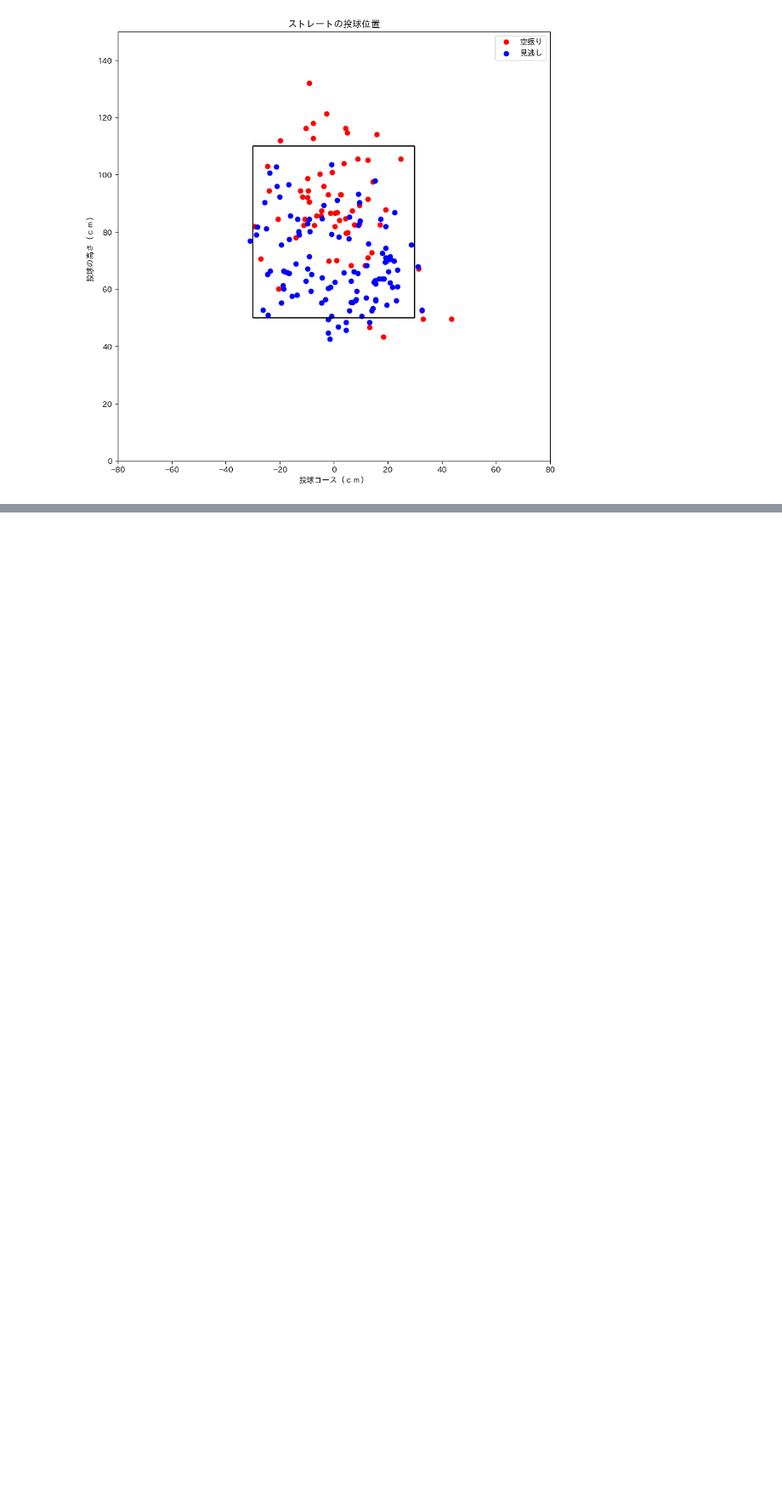
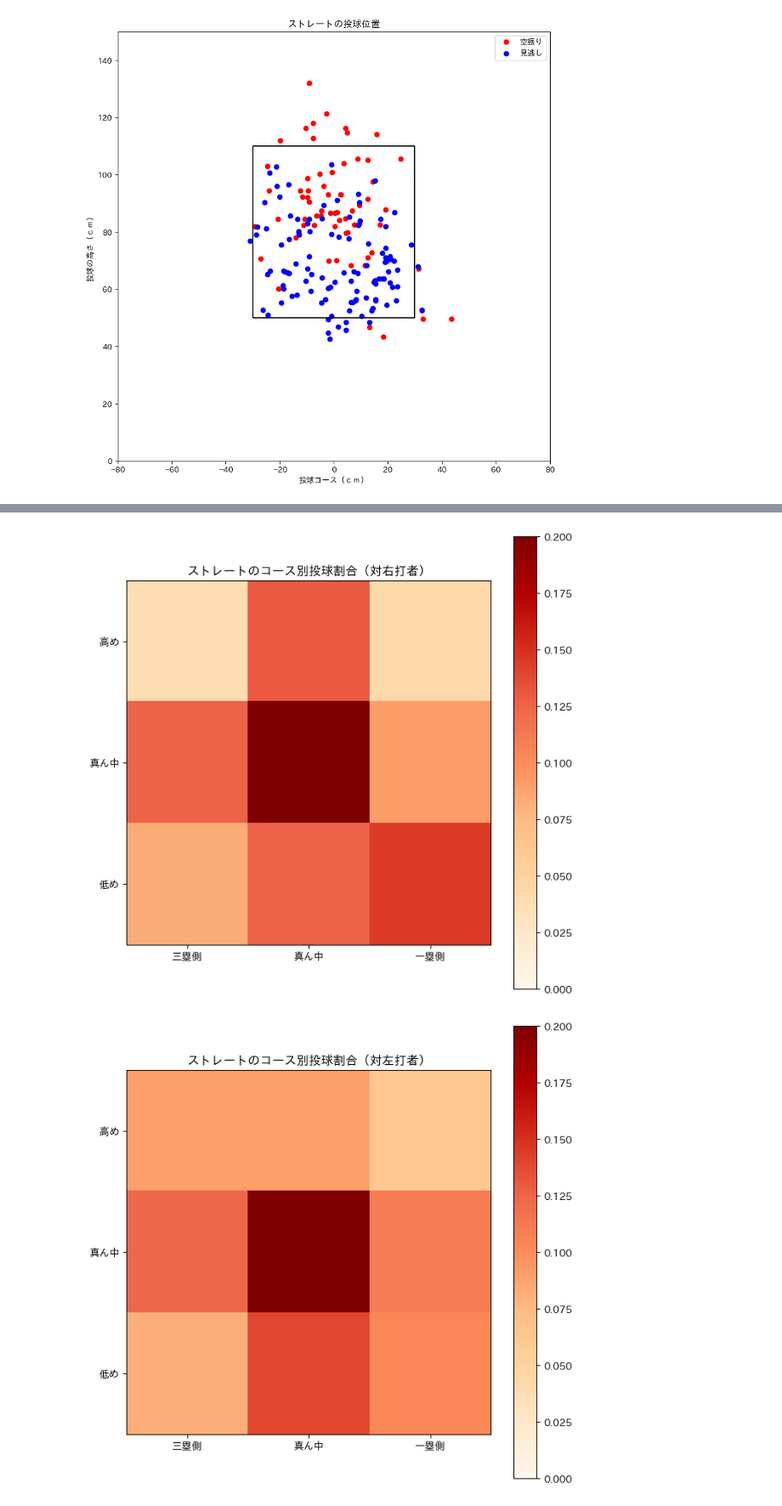
Before and after one commit to hitomitsu50/SportsData_Portfolio, a Jupyter notebook: 野球データ.ipynb, the cells around one changed output, grey strips where cells are left out. Shown: that part at 85% size. Cells and saved outputs as stored; diff of their text form; code cells hidden in the pictures; blank space fills up the shorter version.

```diff
--- a/野球データ.ipynb
+++ b/野球データ.ipynb
@@ -242,0 +375,10 @@ plt.show()
+# %%
+#ストレートのデータを対右打者と対左打者に分ける
+Fastball_Right=Fastball[Fastball["stand"]=="R"]
+Fastball_Left=Fastball[Fastball["stand"]=="L"]
+#作成した関数を使ってヒートマップの作成
+create_heatmap(Fastball_Right,"ストレートのコース別投球割合（対右打者）")
+create_heatmap(Fastball_Left,"ストレートのコース別投球割合（対左打者）")
+# %% [output]
+[figure, added]
+[figure, added]
```
Also changed, not shown: parts of 5 cells of this notebook.
